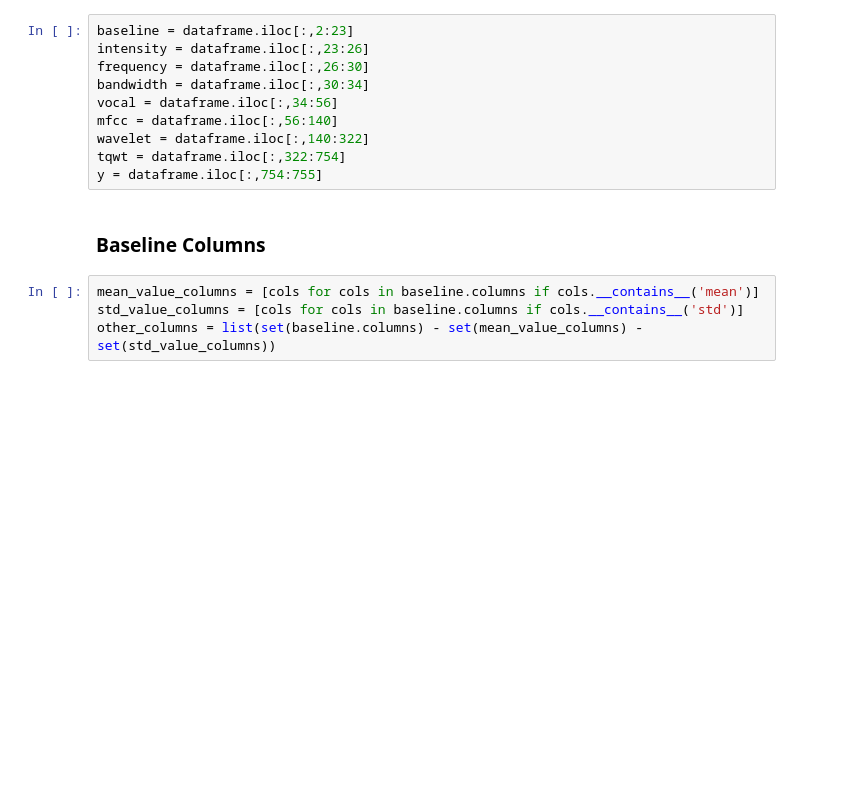
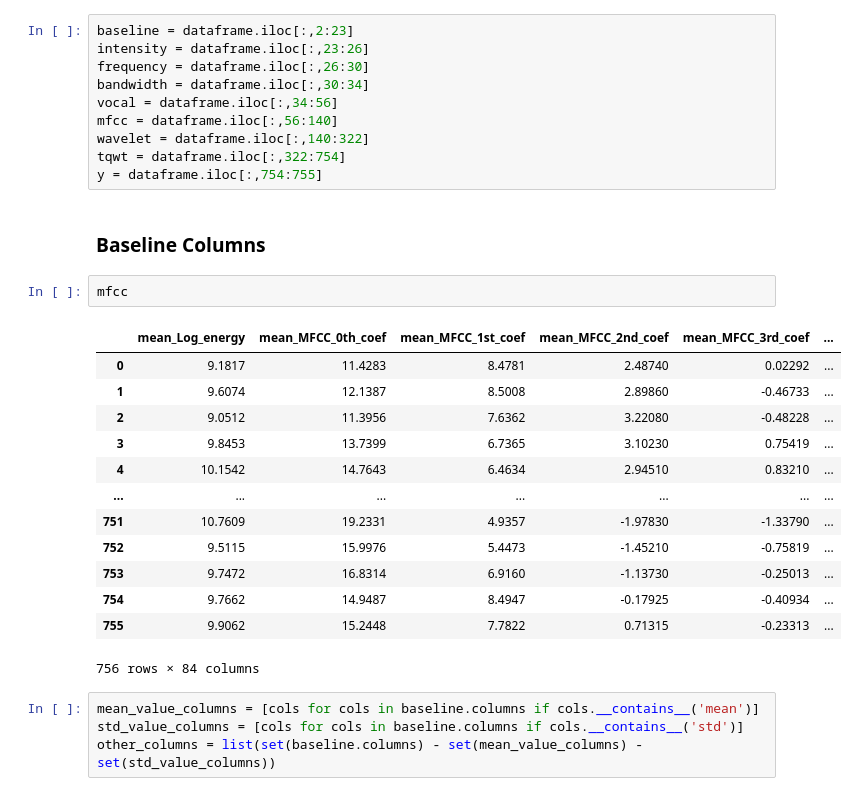
Before and after one commit to ShaileshAdhikari/parkinsons_classification, a Jupyter notebook: dataset/dataprocessing.ipynb, the cells around one changed output. Drawn from its saved outputs; the diff is of its cells as text; blank space fills up the shorter version.

```diff
--- a/dataset/dataprocessing.ipynb
+++ b/dataset/dataprocessing.ipynb
@@ -56,6 +57,22 @@ tqwt = dataframe.iloc[:,322:754]
 y = dataframe.iloc[:,754:755]
 # %% [markdown]
 ### Baseline Columns
+# %%
+mfcc
+# %% [output]
+|  | mean_Log_energy | mean_MFCC_0th_coef | mean_MFCC_1st_coef | mean_MFCC_2nd_coef | mean_MFCC_3rd_coef | ... |
+| 0 | 9.1817 | 11.4283 | 8.4781 | 2.48740 | 0.02292 | ... |
+| 1 | 9.6074 | 12.1387 | 8.5008 | 2.89860 | -0.46733 | ... |
+| 2 | 9.0512 | 11.3956 | 7.6362 | 3.22080 | -0.48228 | ... |
+| 3 | 9.8453 | 13.7399 | 6.7365 | 3.10230 | 0.75419 | ... |
+| 4 | 10.1542 | 14.7643 | 6.4634 | 2.94510 | 0.83210 | ... |
+| ... | ... | ... | ... | ... | ... | ... |
+| 751 | 10.7609 | 19.2331 | 4.9357 | -1.97830 | -1.33790 | ... |
+| 752 | 9.5115 | 15.9976 | 5.4473 | -1.45210 | -0.75819 | ... |
+| 753 | 9.7472 | 16.8314 | 6.9160 | -1.13730 | -0.25013 | ... |
+| 754 | 9.7662 | 14.9487 | 8.4947 | -0.17925 | -0.40934 | ... |
+| 755 | 9.9062 | 15.2448 | 7.7822 | 0.71315 | -0.23313 | ... |
+756 rows × 84 columns
 # %%
 mean_value_columns = [cols for cols in baseline.columns if cols.__contains__('mean')]
 std_value_columns = [cols for cols in baseline.columns if cols.__contains__('std')]
```
Also changed, not shown: parts of 32 cells of this notebook, 1 other file.
